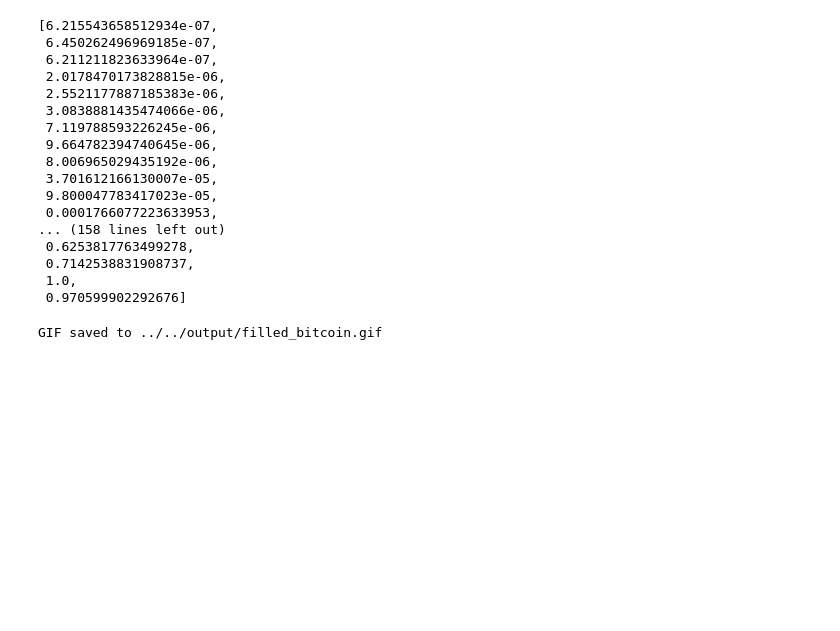
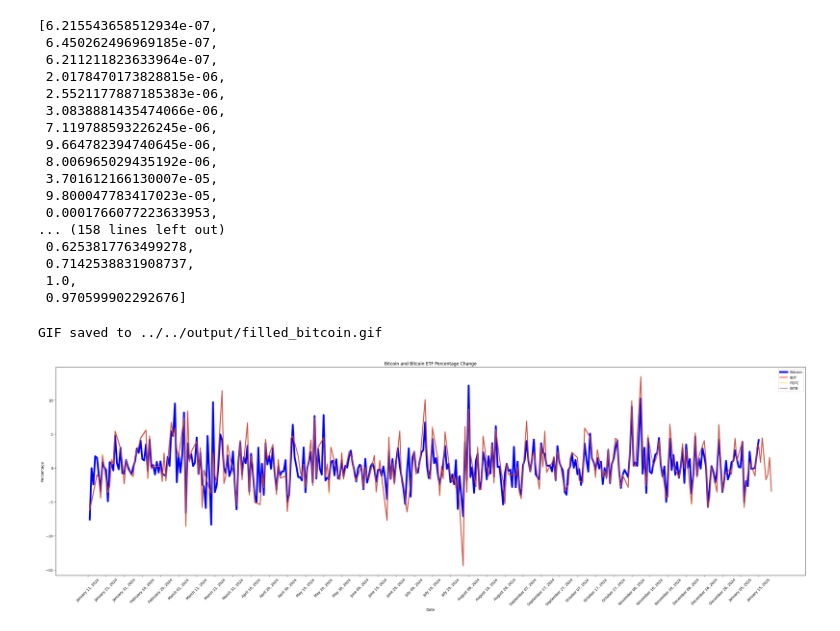
Before and after one commit to Cmagor1819/team-7-project3, a Jupyter notebook: Resources/working_files/riley.ipynb, the cells around one changed output. Saved outputs shown, nothing was run; the diff lists cells and outputs as text; code cells hidden in the pictures; blank space fills up the shorter version.

```diff
--- a/Resources/working_files/riley.ipynb
+++ b/Resources/working_files/riley.ipynb
@@ -29,7 +30,7 @@ max = df['close'].max()
 percentage = [value / max for value in df['close'].to_list()][::-1]
 
 # Extract all dates from the filtered timeOpen column and reverse the order
-dates = [str(i) for i in df['timeOpen'].to_list()][::-1]
+dates = [datetime.strptime(str(date), "%Y-%m-%d %H:%M:%S").strftime("%B %d, %Y") for date in df['timeOpen'].to_list()][::-1]
 
 # Extract all prices from the filtered close column and reverse the order
 prices = [i for i in df['close'].to_list()][::-1]
@@ -133,0 +137,61 @@ GIF saved to ../../output/filled_bitcoin.gif
+# %%
+import random
+
+# Define the links
+etfs = ['../ETFs/IBIT.csv','../ETFs/FBTC.csv','../ETFs/BITB.csv']
+
+# Define function to plot price percentage change data
+def plot_etfs(link):
+    df = pd.read_csv(link)
+    etf = link.split('/')[-1].split('.')[0].upper()
+    ratio = df['% Change'].to_list()
+    dates = [datetime.strptime(str(date), '%Y-%m-%dT%H:%M:%S.%fZ').strftime("%B %d, %Y") for date in df['Date'].to_list()]
+    plt.plot(dates, ratio, color = colors[i], label = etf, linewidth=linewidth[i],alpha=alphas[i])
+# %%
+import matplotlib.pyplot as plt
+
+#Define colors for plot
+colors = ['red', 'gold', 'purple']
+alphas = [0.6, 0.55, 0.5]
+linewidth = [3, 2.5, 2]
+
+
+# Read in cleaned_data csv
+df = pd.read_csv('../cleaned_data.csv')
+
+# Set dates to datetime
+df['timeOpen'] = pd.to_datetime(df['timeOpen'])
+
+# Filter data to correspond with ETF data
+df = df[(df['timeOpen'] >= pd.to_datetime('2024-01-11'))].sort_values(by='timeOpen',ascending=True)
+
+# Define percentage change
+df['value_ratio'] = df['close'] / df['close'].shift(1)
+ratio = [(i * 100 - 100)for i in df['value_ratio'].to_list()]
+
+# Set date labels
+dates = [datetime.strptime(str(date), '%Y-%m-%d %H:%M:%S').strftime("%B %d, %Y") for date in df['timeOpen'].to_list()]
+
+# Plot properties and settings
+plt.figure(figsize=(30, 10))
+plt.plot(dates, ratio, color = 'blue',linewidth=5, label = 'Bitcoin')
+
+xtick_frequency = 10  # Show every 10th date
+plt.xticks(ticks=range(0, len(dates), xtick_frequency), labels=dates[::xtick_frequency], rotation=45)
+
+for i, etf in enumerate(etfs):
+    try:
+        plot_etfs(etf)
+    except:
+        raise
+plt.title('Bitcoin and Bitcoin ETF Percentage Change')
+plt.xlabel('Date')
+plt.ylabel('Percentage')
+plt.legend()
+plt.savefig('../../output/etfs.png')
+plt.tight_layout()
+
+# Show the plot
+plt.show()
+# %% [output]
+[figure, added]
```
Also changed, not shown: parts of 2 cells of this notebook, 5 other files.
